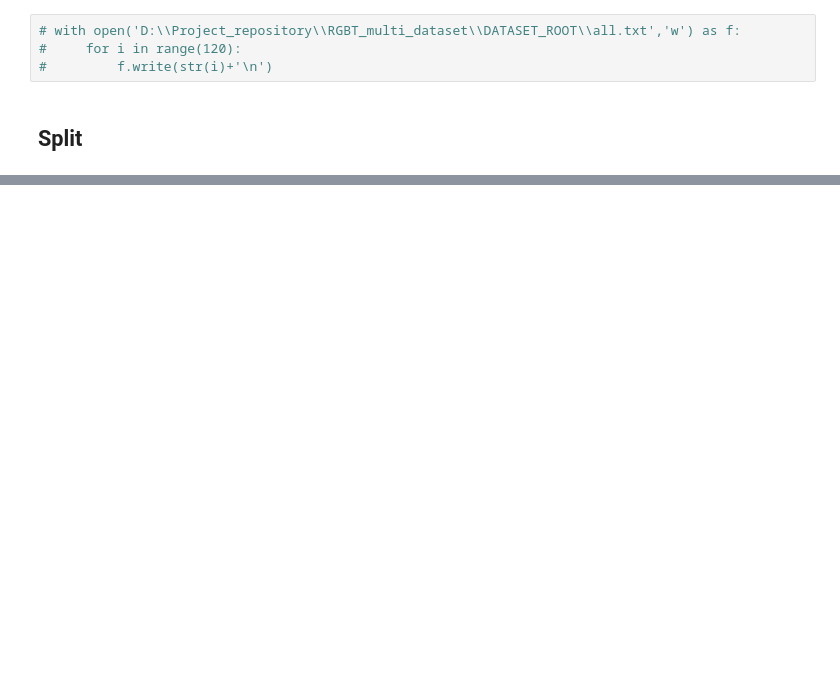
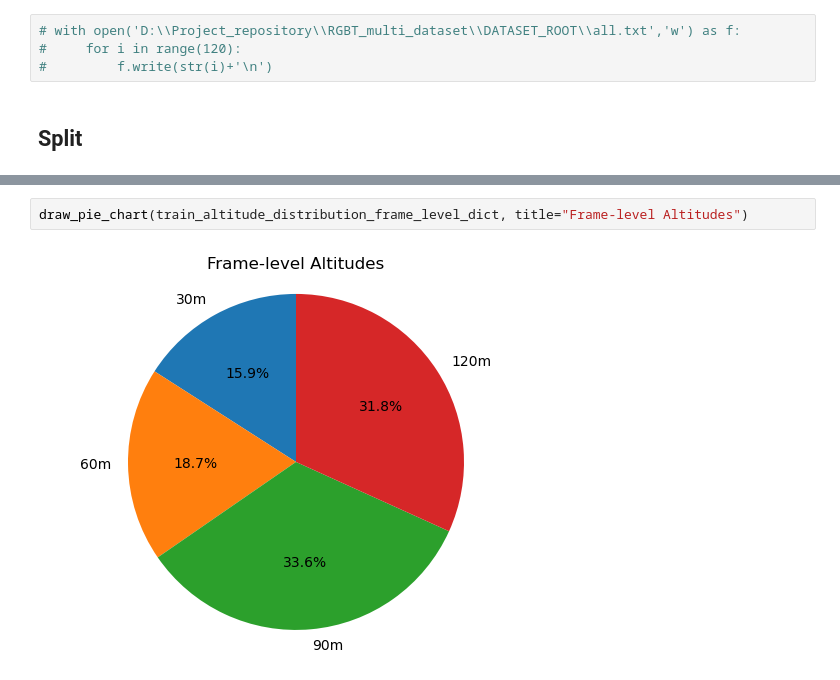
Before and after one commit to fkcptlst/rgbt_dataset, a Jupyter notebook: dataset_analysis.ipynb, the cells around one changed output, grey strips where cells are left out. Drawn from its saved outputs; the diff is of its cells as text; blank space fills up the shorter version.

```diff
--- a/dataset_analysis.ipynb
+++ b/dataset_analysis.ipynb
@@ -261,0 +337,4 @@ test_txt_path = os.path.join(dataset_root_dir,'test.txt')
+# %%
+draw_pie_chart(train_altitude_distribution_frame_level_dict, title="Frame-level Altitudes")
+# %% [output]
+[figure, added]
```
Also changed, not shown: parts of 84 cells of this notebook, 6 other files.
